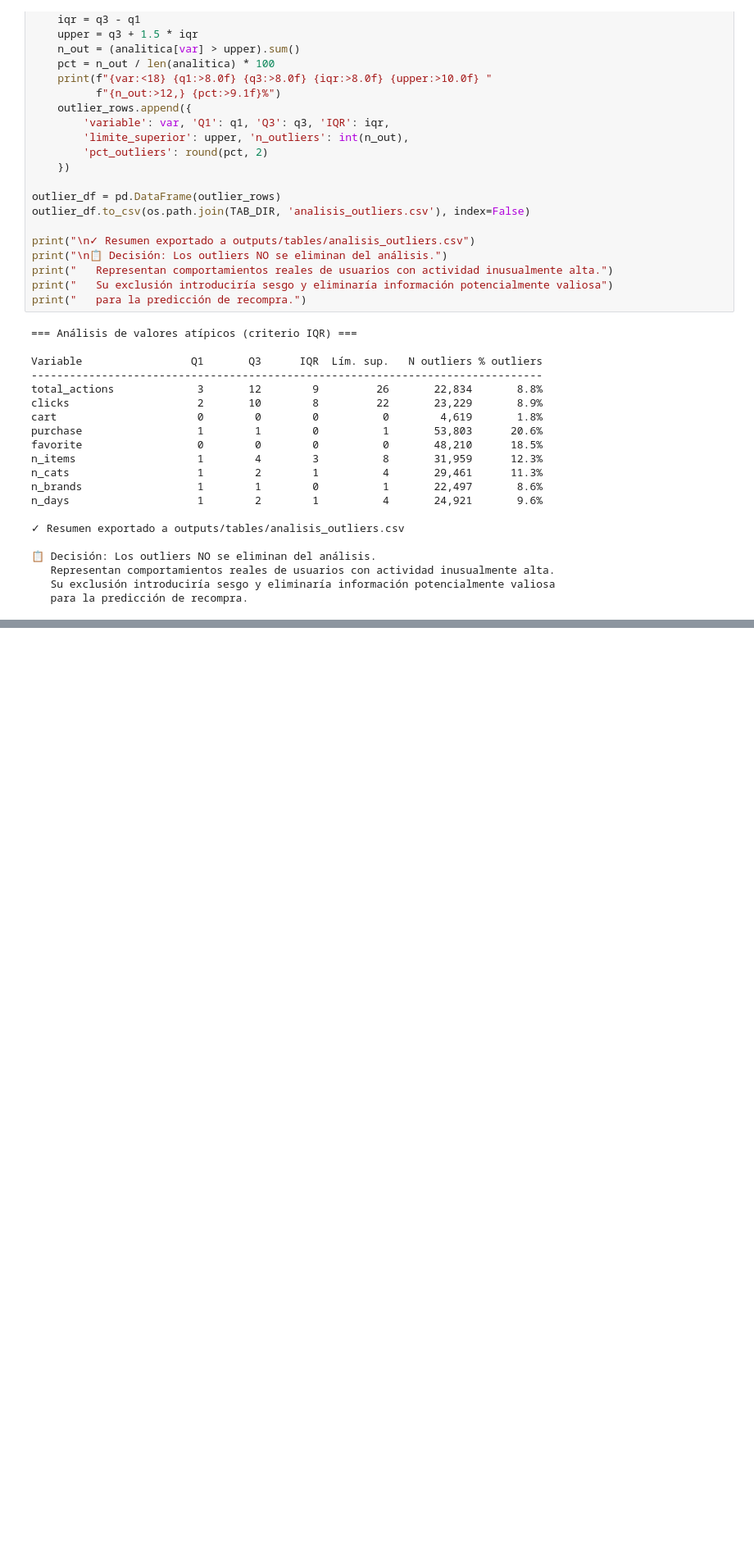
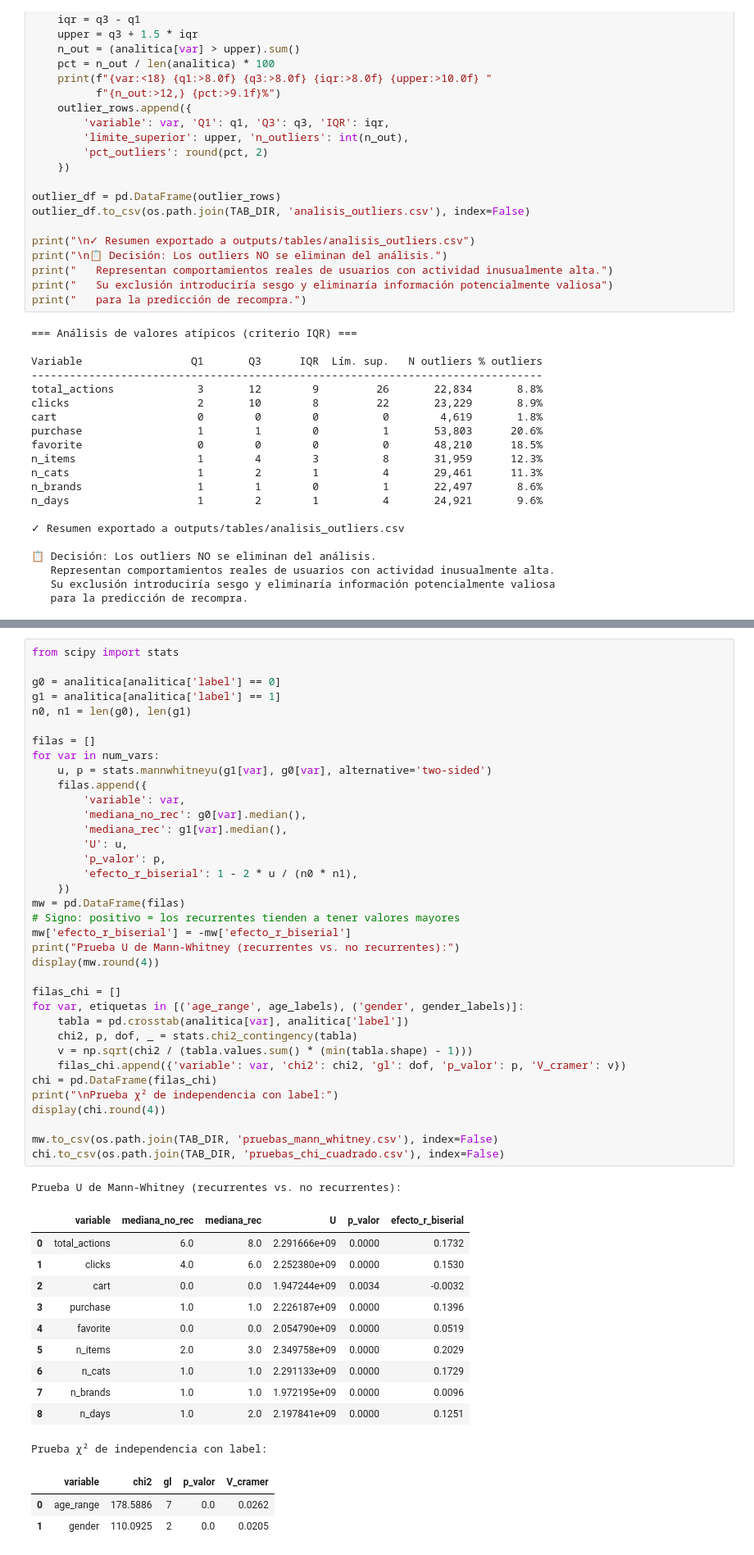
Before and after one commit to DavidDominguez-11/DS-Proyecto2, a Jupyter notebook: notebooks/proyecto2_eda.ipynb, the cells around one changed output, grey strips where cells are left out. Shown at 82% size. Drawn from its saved outputs; the diff is of its cells as text; blank space fills up the shorter version.

```diff
--- a/notebooks/proyecto2_eda.ipynb
+++ b/notebooks/proyecto2_eda.ipynb
@@ -1558,0 +1723,52 @@ n_days                    1        2        1          4       24,921       9.6%
+# %%
+from scipy import stats
+
+g0 = analitica[analitica['label'] == 0]
+g1 = analitica[analitica['label'] == 1]
+n0, n1 = len(g0), len(g1)
+
+filas = []
+for var in num_vars:
+    u, p = stats.mannwhitneyu(g1[var], g0[var], alternative='two-sided')
+    filas.append({
+        'variable': var,
+        'mediana_no_rec': g0[var].median(),
+        'mediana_rec': g1[var].median(),
+        'U': u,
+        'p_valor': p,
+        'efecto_r_biserial': 1 - 2 * u / (n0 * n1),
+    })
+mw = pd.DataFrame(filas)
+# Signo: positivo = los recurrentes tienden a tener valores mayores
+mw['efecto_r_biserial'] = -mw['efecto_r_biserial']
+print("Prueba U de Mann-Whitney (recurrentes vs. no recurrentes):")
+display(mw.round(4))
+
+filas_chi = []
+for var, etiquetas in [('age_range', age_labels), ('gender', gender_labels)]:
+    tabla = pd.crosstab(analitica[var], analitica['label'])
+    chi2, p, dof, _ = stats.chi2_contingency(tabla)
+    v = np.sqrt(chi2 / (tabla.values.sum() * (min(tabla.shape) - 1)))
+    filas_chi.append({'variable': var, 'chi2': chi2, 'gl': dof, 'p_valor': p, 'V_cramer': v})
+chi = pd.DataFrame(filas_chi)
+print("\nPrueba χ² de independencia con label:")
+display(chi.round(4))
+
+mw.to_csv(os.path.join(TAB_DIR, 'pruebas_mann_whitney.csv'), index=False)
+chi.to_csv(os.path.join(TAB_DIR, 'pruebas_chi_cuadrado.csv'), index=False)
+# %% [output]
+Prueba U de Mann-Whitney (recurrentes vs. no recurrentes):
+|  | variable | mediana_no_rec | mediana_rec | U | p_valor | efecto_r_biserial |
+| 0 | total_actions | 6.0 | 8.0 | 2.291666e+09 | 0.0000 | 0.1732 |
+| 1 | clicks | 4.0 | 6.0 | 2.252380e+09 | 0.0000 | 0.1530 |
+| 2 | cart | 0.0 | 0.0 | 1.947244e+09 | 0.0034 | -0.0032 |
+| 3 | purchase | 1.0 | 1.0 | 2.226187e+09 | 0.0000 | 0.1396 |
+| 4 | favorite | 0.0 | 0.0 | 2.054790e+09 | 0.0000 | 0.0519 |
+| 5 | n_items | 2.0 | 3.0 | 2.349758e+09 | 0.0000 | 0.2029 |
+| 6 | n_cats | 1.0 | 1.0 | 2.291133e+09 | 0.0000 | 0.1729 |
+| 7 | n_brands | 1.0 | 1.0 | 1.972195e+09 | 0.0000 | 0.0096 |
+| 8 | n_days | 1.0 | 2.0 | 2.197841e+09 | 0.0000 | 0.1251 |
+Prueba χ² de independencia con label:
+|  | variable | chi2 | gl | p_valor | V_cramer |
+| 0 | age_range | 178.5886 | 7 | 0.0 | 0.0262 |
+| 1 | gender | 110.0925 | 2 | 0.0 | 0.0205 |
```
Also changed, not shown: parts of 18 cells of this notebook, 26 other files.
